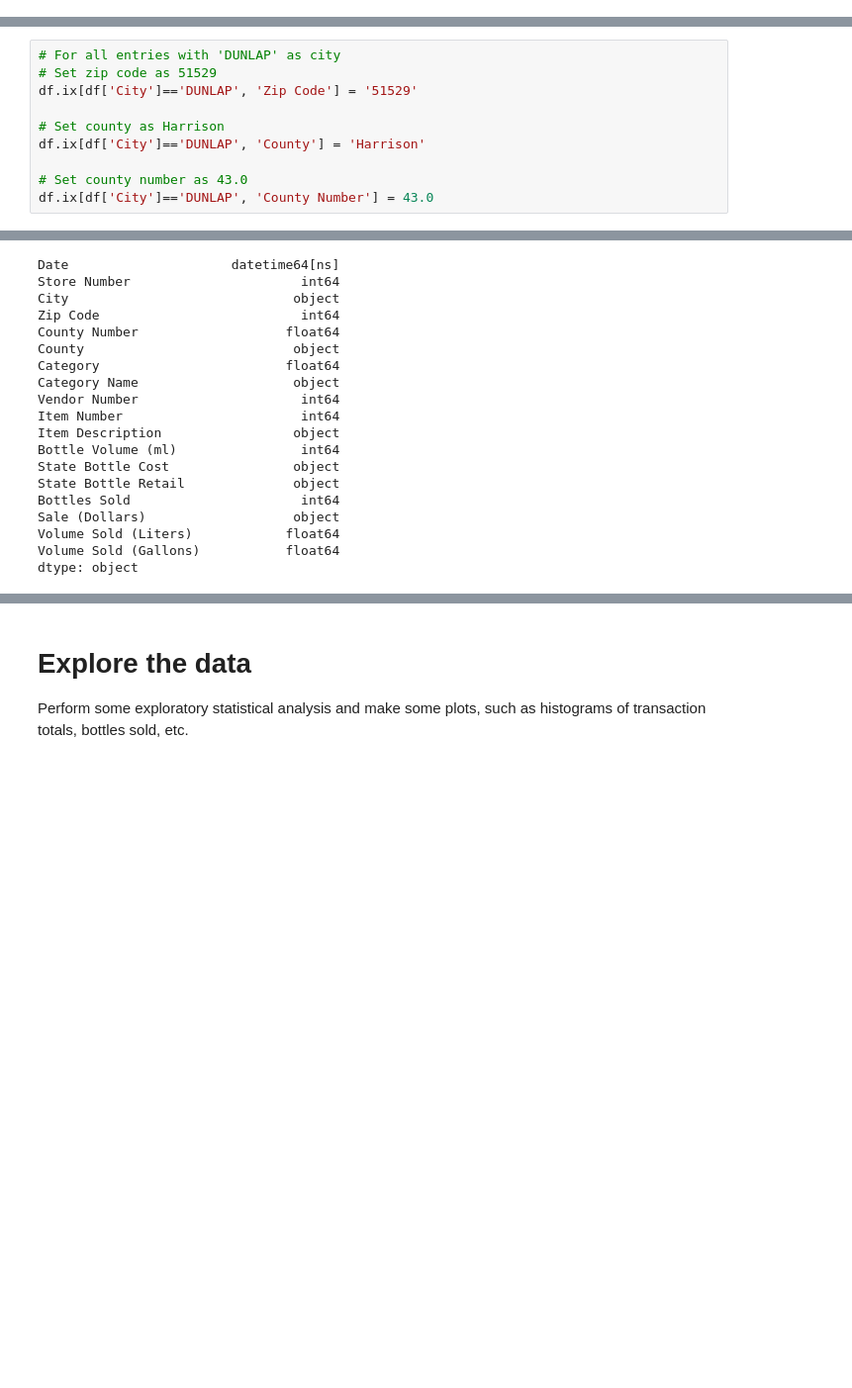
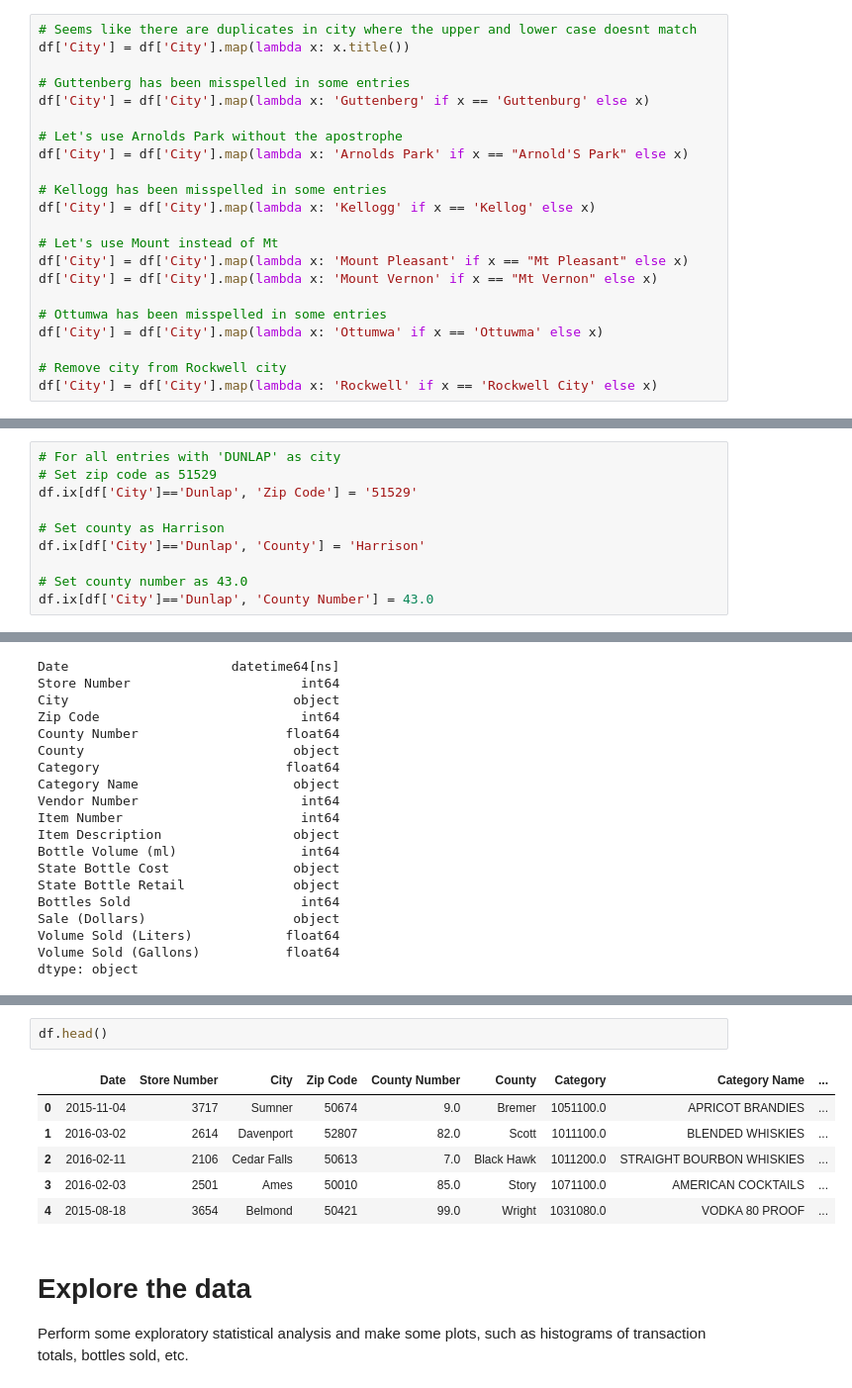
Before and after one commit to spockl/ga-dsi-1, a Jupyter notebook: projects/projects-weekly/project-03/starter-code/project-3-jocelyn-ong.ipynb, the cells around one changed output, grey strips where cells are left out. Shown at 99% size. Drawn from its saved outputs; the diff is of its cells as text; blank space fills up the shorter version.

```diff
--- a/projects/projects-weekly/project-03/starter-code/project-3-jocelyn-ong.ipynb
+++ b/projects/projects-weekly/project-03/starter-code/project-3-jocelyn-ong.ipynb
@@ -111,3 +49,25 @@ array(['SUMNER', 'DAVENPORT', 'CEDAR FALLS', 'AMES', 'BELMOND',
+# %%
+# Seems like there are duplicates in city where the upper and lower case doesnt match
+df['City'] = df['City'].map(lambda x: x.title())
+
+# Guttenberg has been misspelled in some entries
+df['City'] = df['City'].map(lambda x: 'Guttenberg' if x == 'Guttenburg' else x)
+
+# Let's use Arnolds Park without the apostrophe
+df['City'] = df['City'].map(lambda x: 'Arnolds Park' if x == "Arnold'S Park" else x)
+
+# Kellogg has been misspelled in some entries
+df['City'] = df['City'].map(lambda x: 'Kellogg' if x == 'Kellog' else x)
+
+# Let's use Mount instead of Mt
+df['City'] = df['City'].map(lambda x: 'Mount Pleasant' if x == "Mt Pleasant" else x)
+df['City'] = df['City'].map(lambda x: 'Mount Vernon' if x == "Mt Vernon" else x)
+
+# Ottumwa has been misspelled in some entries
+df['City'] = df['City'].map(lambda x: 'Ottumwa' if x == 'Ottuwma' else x)
+
+# Remove city from Rockwell city
+df['City'] = df['City'].map(lambda x: 'Rockwell' if x == 'Rockwell City' else x)
 # %%
 # Zip code should be integers
 
@@ -157,13 +113,13 @@ Based on [Wikipedia](https://en.wikipedia.org/wiki/Dunlap,_Iowa),
 # %%
 # For all entries with 'DUNLAP' as city
 # Set zip code as 51529
-df.ix[df['City']=='DUNLAP', 'Zip Code'] = '51529'
+df.ix[df['City']=='Dunlap', 'Zip Code'] = '51529'
 
 # Set county as Harrison
-df.ix[df['City']=='DUNLAP', 'County'] = 'Harrison'
+df.ix[df['City']=='Dunlap', 'County'] = 'Harrison'
 
 # Set county number as 43.0
-df.ix[df['City']=='DUNLAP', 'County Number'] = 43.0
+df.ix[df['City']=='Dunlap', 'County Number'] = 43.0
 # %%
 # Now change zip code to integers
 df['Zip Code'] = df['Zip Code'].astype(int)
@@ -278,3 +217,12 @@ df[df['County'].isnull()]
+# %%
+df.head()
+# %% [output]
+|  | Date | Store Number | City | Zip Code | County Number | County | Category | Category Name | ... |
+| 0 | 2015-11-04 | 3717 | Sumner | 50674 | 9.0 | Bremer | 1051100.0 | APRICOT BRANDIES | ... |
+| 1 | 2016-03-02 | 2614 | Davenport | 52807 | 82.0 | Scott | 1011100.0 | BLENDED WHISKIES | ... |
+| 2 | 2016-02-11 | 2106 | Cedar Falls | 50613 | 7.0 | Black Hawk | 1011200.0 | STRAIGHT BOURBON WHISKIES | ... |
+| 3 | 2016-02-03 | 2501 | Ames | 50010 | 85.0 | Story | 1071100.0 | AMERICAN COCKTAILS | ... |
+| 4 | 2015-08-18 | 3654 | Belmond | 50421 | 99.0 | Wright | 1031080.0 | VODKA 80 PROOF | ... |
 # %% [markdown]
 
 # Explore the data
```
Also changed, not shown: parts of 28 cells of this notebook, 4 other files.
